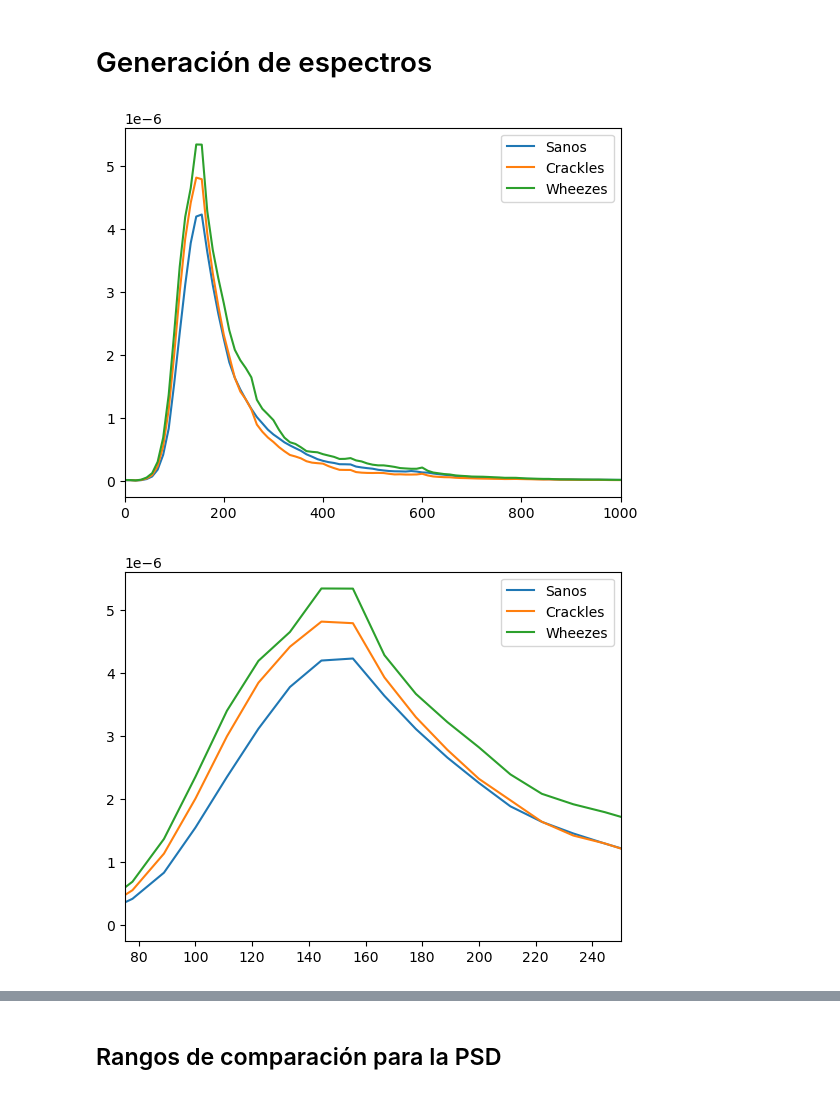
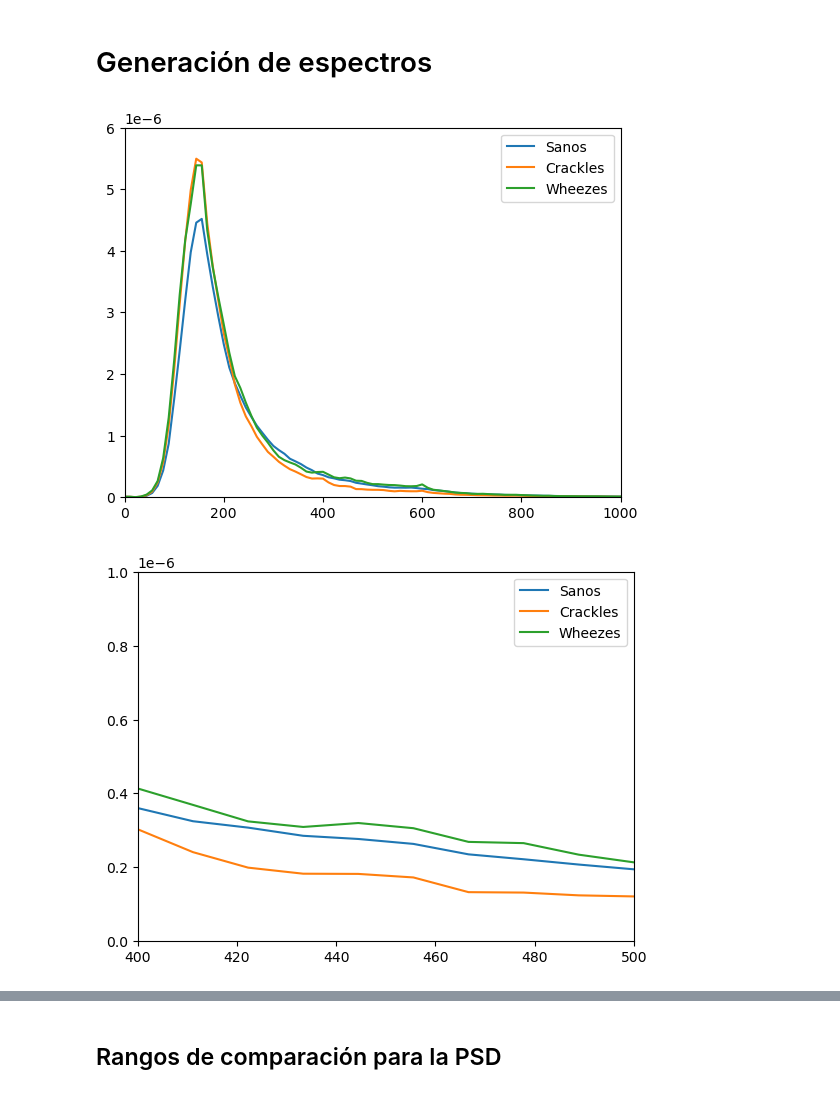
Before and after one commit to Astolfo2332/Respiratory_Difference, a Jupyter notebook: Proyecto_3_los_4GB.ipynb, the cells around one changed output, grey strips where cells are left out. Drawn from its saved outputs; the diff is of its cells as text; code cells hidden in the pictures.

```diff
--- a/Proyecto_3_los_4GB.ipynb
+++ b/Proyecto_3_los_4GB.ipynb
@@ -61,16 +60,18 @@ datos=s.sonido_probando123(lista_archivos,ruta_carpeta)
 # %% [markdown]
 # Generación de espectros
 # %%
-sano_list,crackles_list,wheezes_list,sano_welch_list, crackles_welch_list,wheezes_welch_list=s.el_discriminador_2(datos,datos_sano,datos_crepitancia,datos_silbancia,[2000,1000])
+sano_list,crackles_list,wheezes_list,sano_welch_list, crackles_welch_list,wheezes_welch_list=s.el_discriminador_2(datos,datos_sano,datos_crepitancia,datos_silbancia,[2000,1000],10)
 winsound.Beep(freq, duration)
+# %%
+sano_list,crackles_list,wheezes_list,sano_welch_list, crackles_welch_list,wheezes_welch_list=s.el_filtrador_2([sano_list,crackles_list,wheezes_list,sano_welch_list, crackles_welch_list,wheezes_welch_list])
 # %%
 promedios=s.el_promediador(sano_welch_list, crackles_welch_list,wheezes_welch_list)
 # %%
-a=s.grafiquelo(promedios,[0,1000])
+a=s.grafiquelo(promedios,[0,1000],[0,6e-6])
 # %% [output]
-[figure, old version]
+[figure, new version]
 # %%
-b=s.grafiquelo(promedios,[75,250])
+b=s.grafiquelo(promedios,[400,500],[0,1e-6])
 # %% [output]
-[figure, old version]
+[figure, new version]
 # %%
```
Also changed, not shown: parts of 12 cells of this notebook, 6 other files.
